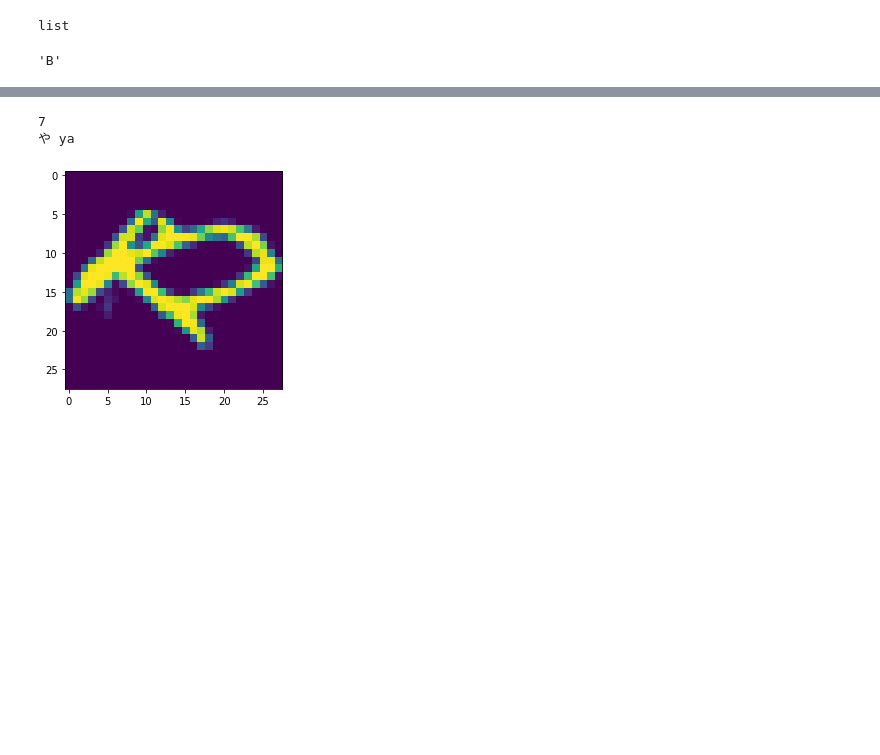
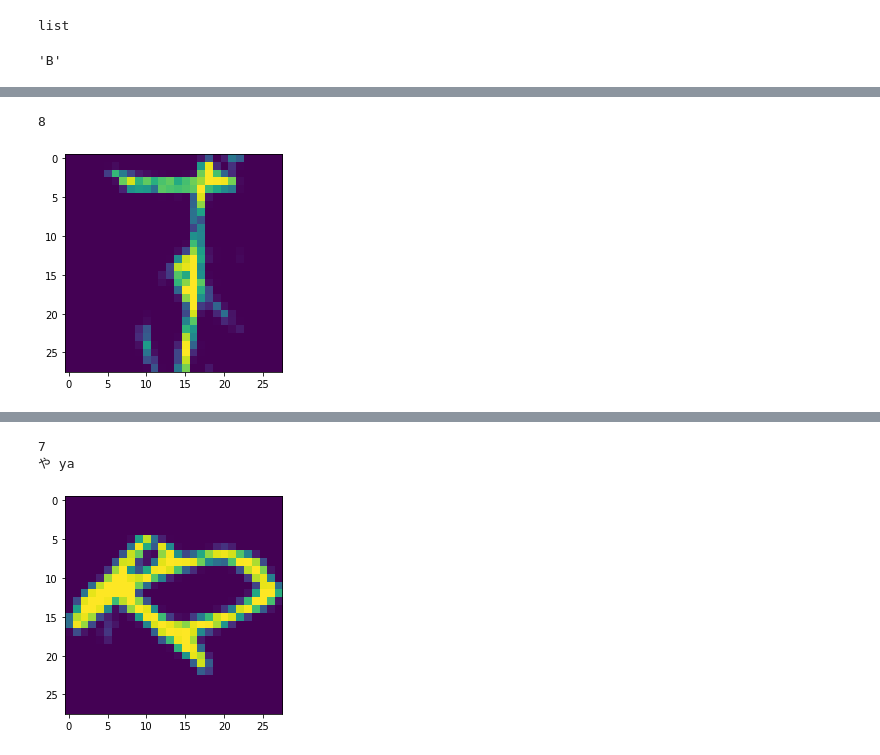
Before and after one commit to franklinhurst/AdvancedDataScience, a Jupyter notebook: Kuzushiji.data_exp.ipynb, the cells around one changed output, grey strips where cells are left out. Saved outputs shown, nothing was run; the diff lists cells and outputs as text; code cells hidden in the pictures; blank space fills up the shorter version.

```diff
--- a/Kuzushiji.data_exp.ipynb
+++ b/Kuzushiji.data_exp.ipynb
@@ -288,0 +301,13 @@ import matplotlib.pyplot as plt
+# %%
+# so we can see, using the classmap that this character
+# pronounced "re" should be type number 8
+train_labels[0]
+# %% [output]
+8
+# %%
+# we can check another one:
+plt.figure()
+plt.imshow(train_images[5])
+plt.show()
+# %% [output]
+[figure, added]
```
Also changed, not shown: parts of 62 cells of this notebook.
